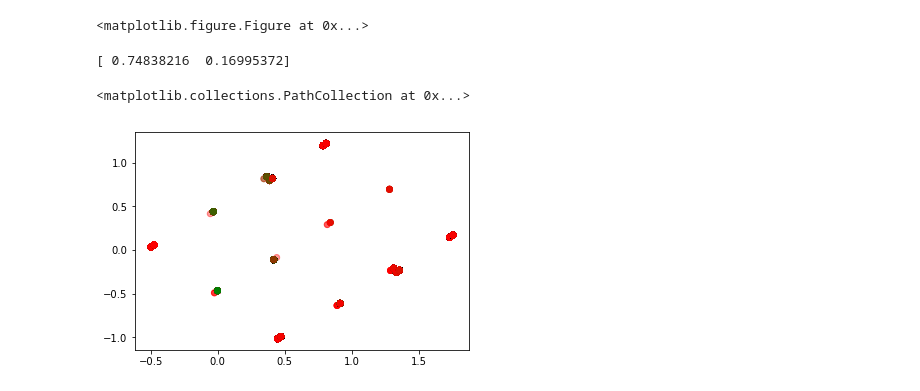
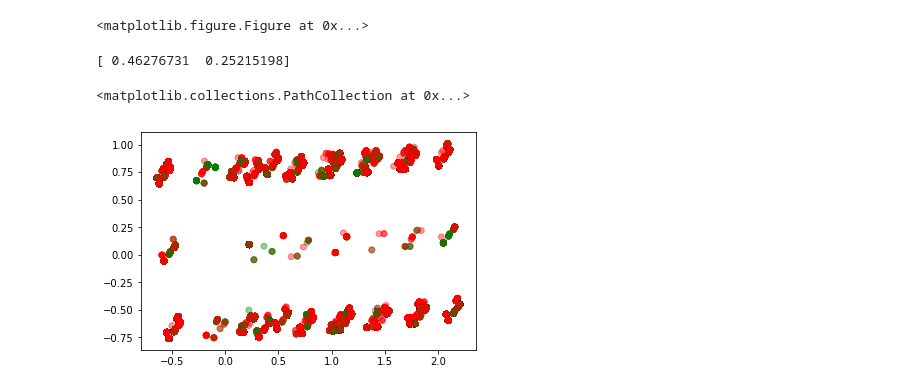
Before and after one commit to bmennis/explore-cgi, a Jupyter notebook: notebooks/kaviar-pca.ipynb, the cells around one changed output. Drawn from its saved outputs; the diff is of its cells as text; code cells hidden in the pictures.

```diff
--- a/notebooks/kaviar-pca.ipynb
+++ b/notebooks/kaviar-pca.ipynb
@@ -72,23 +72,24 @@ IndexError: index 1 is out of bounds for axis 1 with size 1
 # %%
 dat_ill = dat[(dat.kaviar_status=='ill') | (dat.kaviar_status=='both')]
 X = dat_ill[features].values
+X = StandardScaler().fit_transform(X)
 colors = {'ill':'red',
           'both':'green',
           'cgi':'blue',
           'none':'black'}
 status_colors = [colors[x] for x in dat_ill['kaviar_status']]
 pca = PCA(n_components=2)
 p = pca.fit(X)
 print(p.explained_variance_ratio_)
 X_r = p.transform(X)
 
 plt.figure()
 #for x_y, status in zip(X_r, status):
 plt.scatter(X_r[:, 0], X_r[:, 1], alpha=.4, c=status_colors)
 # %% [output]
-[ 0.74838216  0.16995372]
+[ 0.46276731  0.25215198]
 <matplotlib.collections.PathCollection at 0x...>
-[figure, old version]
+[figure, new version]
 # %%
 dat_cgi = dat[(dat.kaviar_status=='cgi') | (dat.kaviar_status=='both')]
 X = dat_cgi[features].values
```
Also changed, not shown: parts of 2 cells of this notebook.
